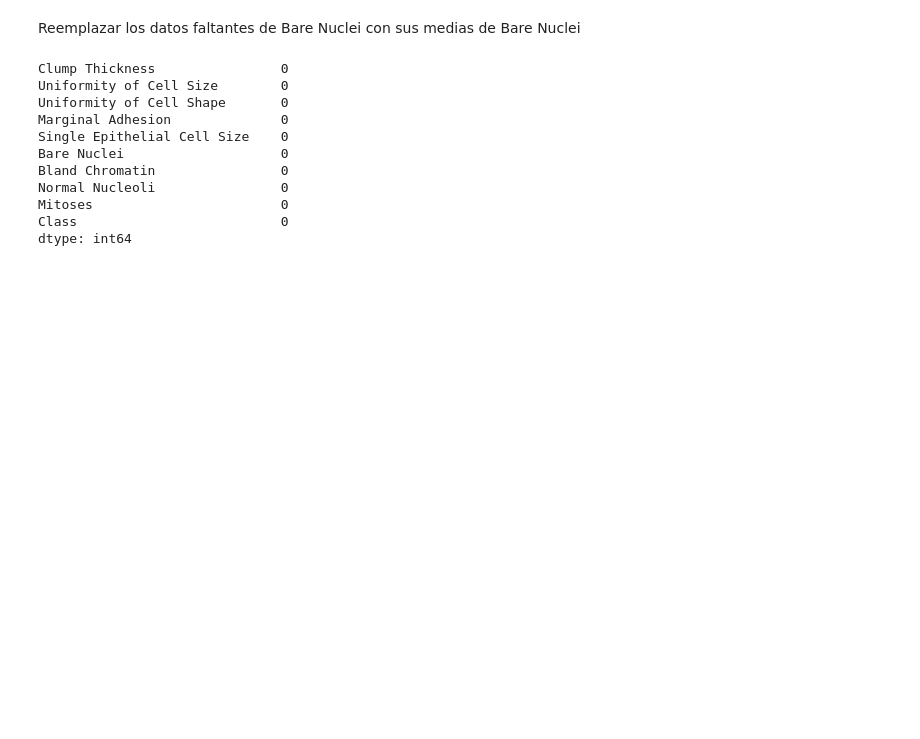
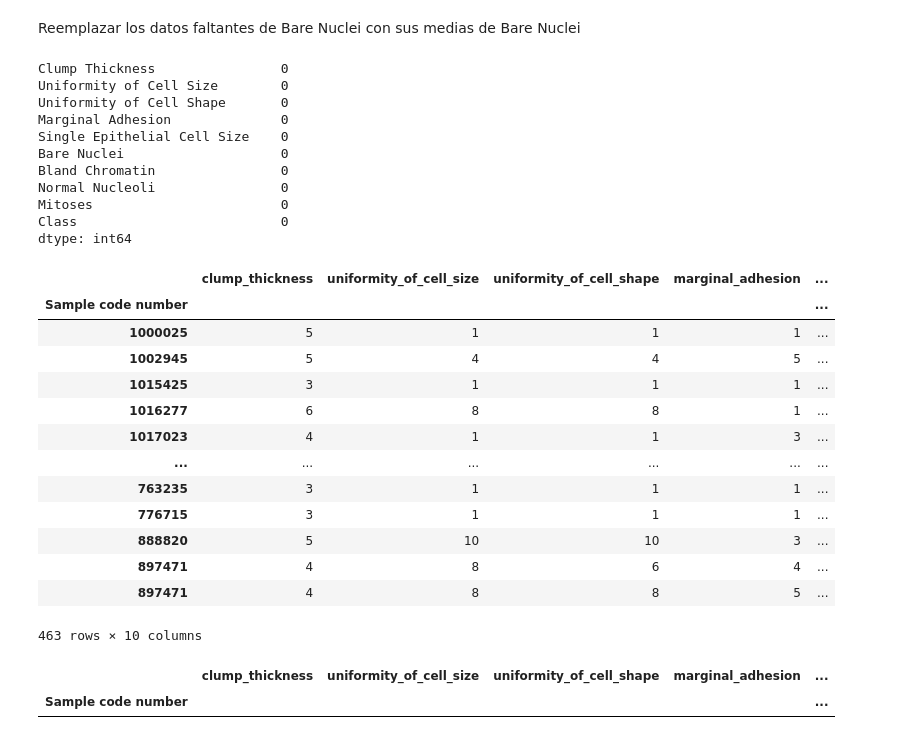
Before and after one commit to Yong-Park/Laboratorio_2_MD_UVG_2023, a Jupyter notebook: main.ipynb, the cells around one changed output. Cells and saved outputs as stored; diff of their text form; code cells hidden in the pictures; blank space fills up the shorter version.

```diff
--- a/main.ipynb
+++ b/main.ipynb
@@ -362,3 +366,32 @@ Normal Nucleoli                0
 Mitoses                        0
 Class                          0
 dtype: int64
+# %%
+#estandarizar las columnas
+datos = clean(datos, method = "standardize")
+# %%
+#eliminar filas dublicadas
+datos = clean(datos, method = "duplicates")
+# %%
+#Eliminar filas faltantes
+clean(datos, method = "dropmissing")
+# %% [output]
+|  | clump_thickness | uniformity_of_cell_size | uniformity_of_cell_shape | marginal_adhesion | ... |
+| Sample code number |  |  |  |  | ... |
+| 1000025 | 5 | 1 | 1 | 1 | ... |
+| 1002945 | 5 | 4 | 4 | 5 | ... |
+| 1015425 | 3 | 1 | 1 | 1 | ... |
+| 1016277 | 6 | 8 | 8 | 1 | ... |
+| 1017023 | 4 | 1 | 1 | 3 | ... |
+| ... | ... | ... | ... | ... | ... |
+| 763235 | 3 | 1 | 1 | 1 | ... |
+| 776715 | 3 | 1 | 1 | 1 | ... |
+| 888820 | 5 | 10 | 10 | 3 | ... |
+| 897471 | 4 | 8 | 6 | 4 | ... |
+| 897471 | 4 | 8 | 8 | 5 | ... |
+463 rows × 10 columns
+# %%
+clean(datos, method="outliers", columns=[])
+# %% [output]
+|  | clump_thickness | uniformity_of_cell_size | uniformity_of_cell_shape | marginal_adhesion | ... |
+| Sample code number |  |  |  |  | ... |
```
Also changed, not shown: parts of 19 cells of this notebook, 1 other file.
